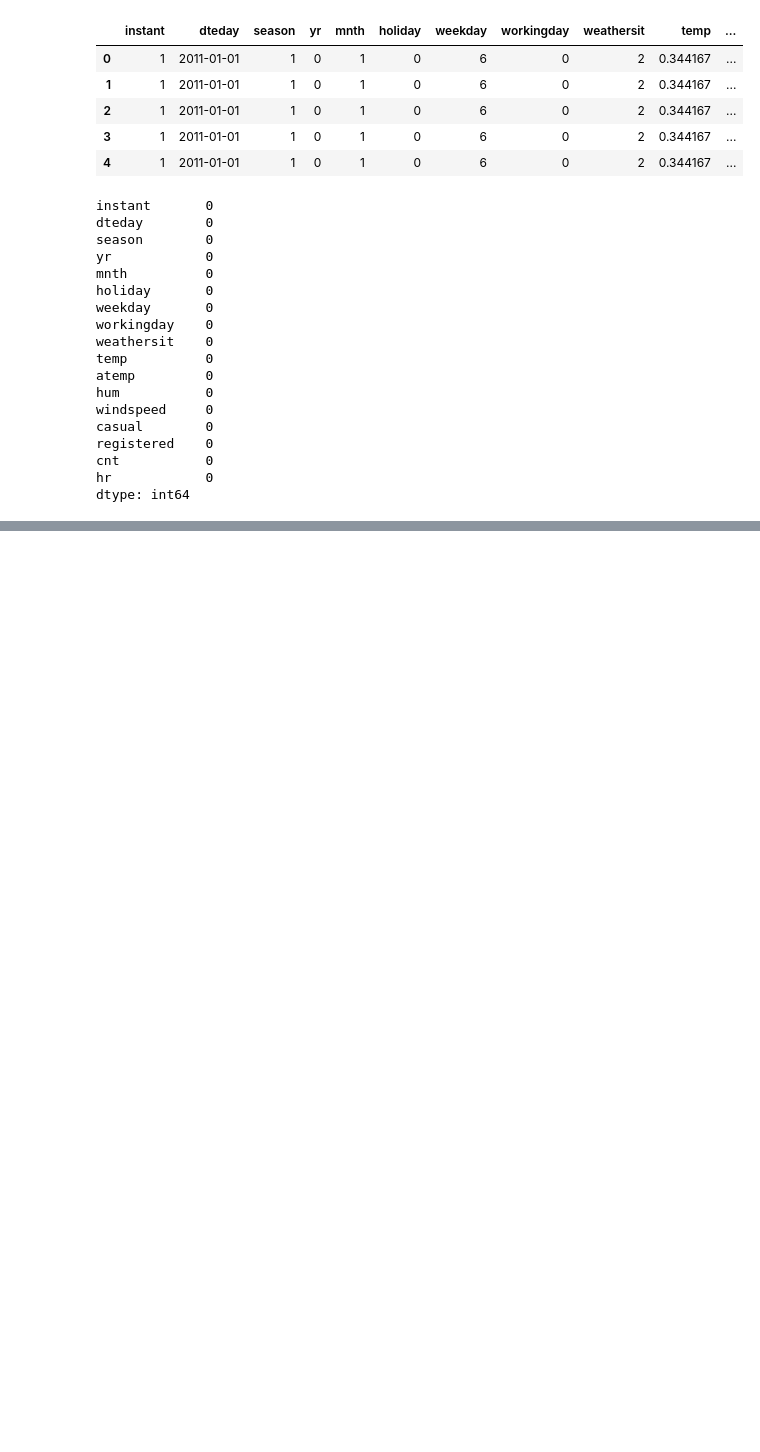
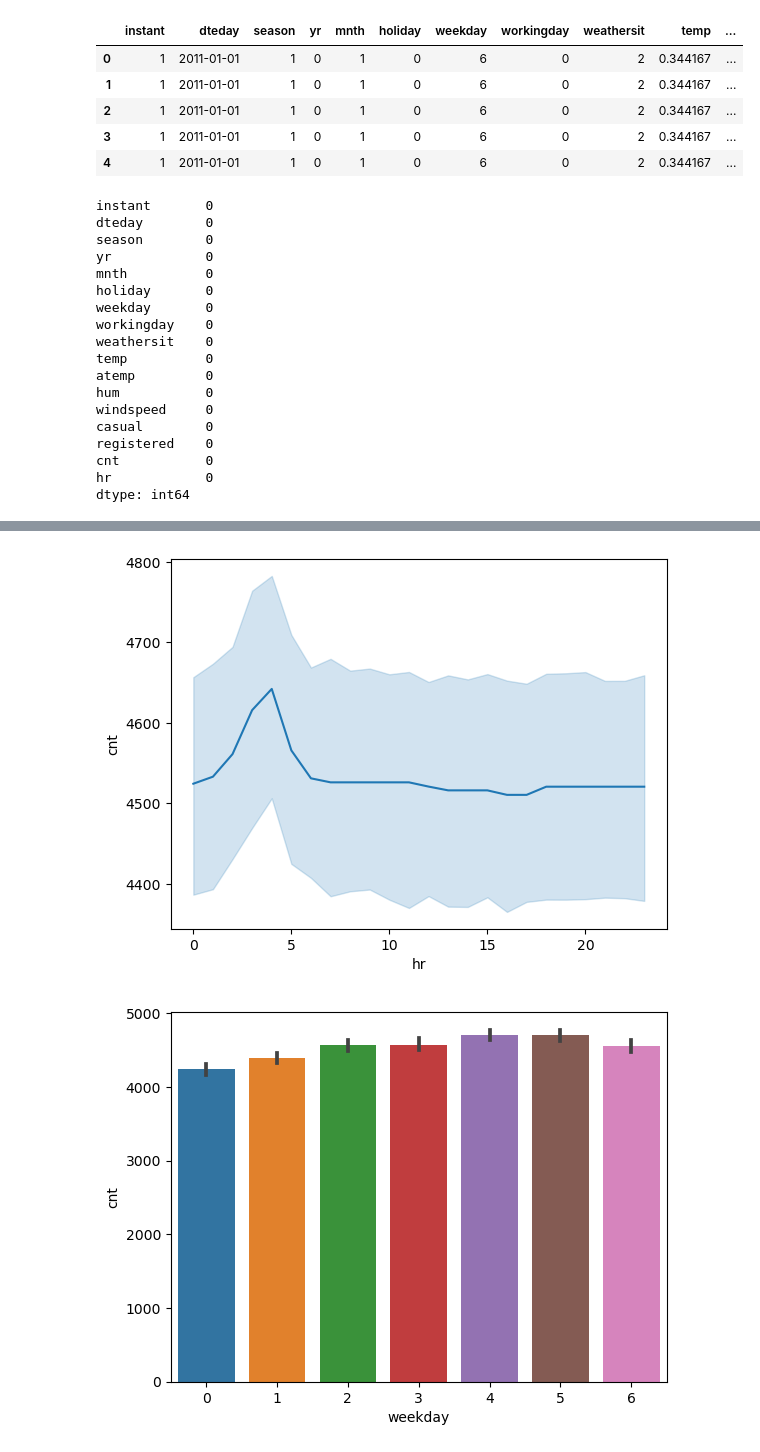
Before and after one commit to cukiprit/Submission-Dicoding-Data-Analysis, a Jupyter notebook: data_cleaning.ipynb, the cells around one changed output, grey strips where cells are left out. Drawn from its saved outputs; the diff is of its cells as text; code cells hidden in the pictures; blank space fills up the shorter version.

```diff
--- a/data_cleaning.ipynb
+++ b/data_cleaning.ipynb
@@ -257,0 +307,23 @@ dtype: int64
+# %%
+# Bike rentals by hour
+sns.lineplot(data=merged_df, x="hr", y="cnt")
+plt.show()
+
+# Bike rentals by weekday
+sns.barplot(data=merged_df, x="weekday", y="cnt")
+plt.show()
+
+# Bike rentals by month
+sns.barplot(data=merged_df, x="mnth", y="cnt")
+plt.show()
+
+# Bike rentals by season
+sns.barplot(data=merged_df, x="season", y="cnt")
+plt.show()
+
+# Bike rentals by year
+sns.barplot(data=merged_df, x="yr", y="cnt")
+plt.show()
+# %% [output]
+[figure, added]
+[figure, added]
```
Also changed, not shown: parts of 33 cells of this notebook, 3 other files.
